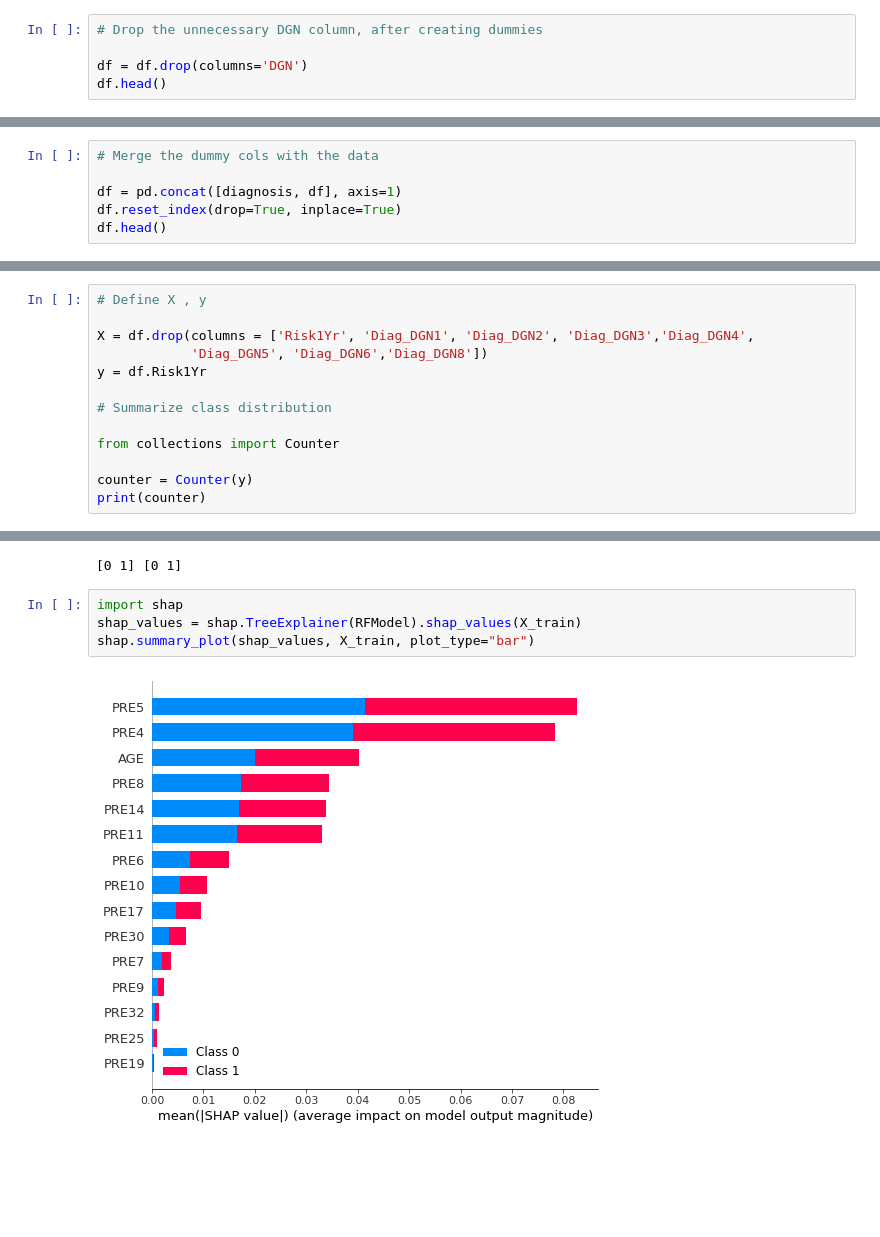
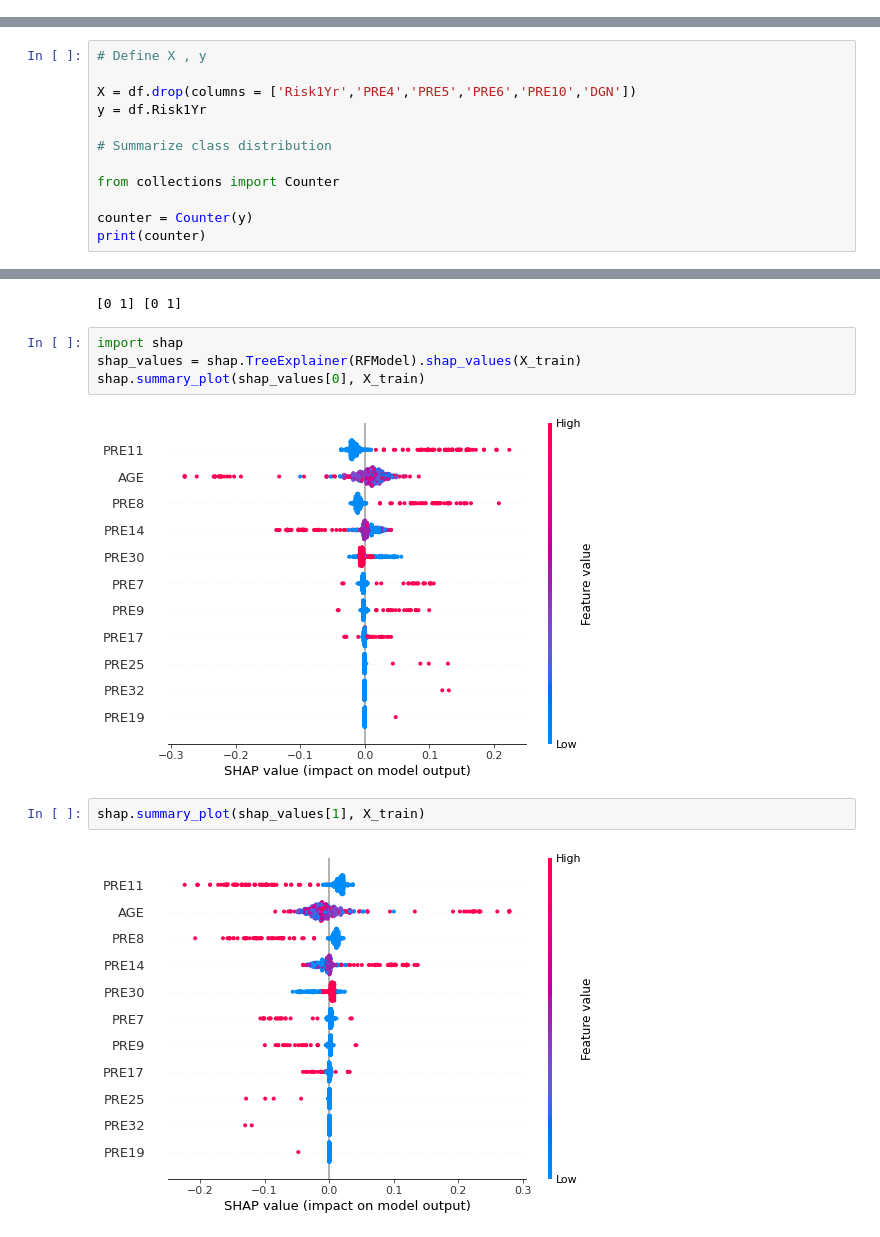
Before and after one commit to Robert-Lewis3/Springboard, a Jupyter notebook: CAPSTONE_2/CAPSTONE - Thoracic Surgery.ipynb, the cells around one changed output, grey strips where cells are left out. Drawn from its saved outputs; the diff is of its cells as text; blank space fills up the shorter version.

```diff
--- a/CAPSTONE_2/CAPSTONE - Thoracic Surgery.ipynb
+++ b/CAPSTONE_2/CAPSTONE - Thoracic Surgery.ipynb
@@ -193,5 +180,0 @@ diagnosis.head()
-# %%
-# Drop the unnecessary DGN column, after creating dummies
-
-df = df.drop(columns='DGN')
-df.head()
@@ -205,6 +180,0 @@ df.head()
-# %%
-# Merge the dummy cols with the data
-
-df = pd.concat([diagnosis, df], axis=1)
-df.reset_index(drop=True, inplace=True)
-df.head()
@@ -910,8 +792,7 @@ shap.force_plot(explainer.expected_value[1], shap_values[1], data_for_prediction
 # %%
 # Define X , y
 
-X = df.drop(columns = ['Risk1Yr', 'Diag_DGN1', 'Diag_DGN2', 'Diag_DGN3','Diag_DGN4',
-            'Diag_DGN5', 'Diag_DGN6','Diag_DGN8'])
+X = df.drop(columns = ['Risk1Yr','PRE4','PRE5','PRE6','PRE10','DGN'])
 y = df.Risk1Yr
 
 # Summarize class distribution
@@ -980,6 +861,10 @@ print(np.unique(y_pred), np.unique(y_test))
 # %%
 import shap
 shap_values = shap.TreeExplainer(RFModel).shap_values(X_train)
-shap.summary_plot(shap_values, X_train, plot_type="bar")
+shap.summary_plot(shap_values[0], X_train)
 # %% [output]
-[figure, old version]
+[figure, new version]
+# %%
+shap.summary_plot(shap_values[1], X_train)
+# %% [output]
+[figure, added]
```
Also changed, not shown: parts of 64 cells of this notebook.
